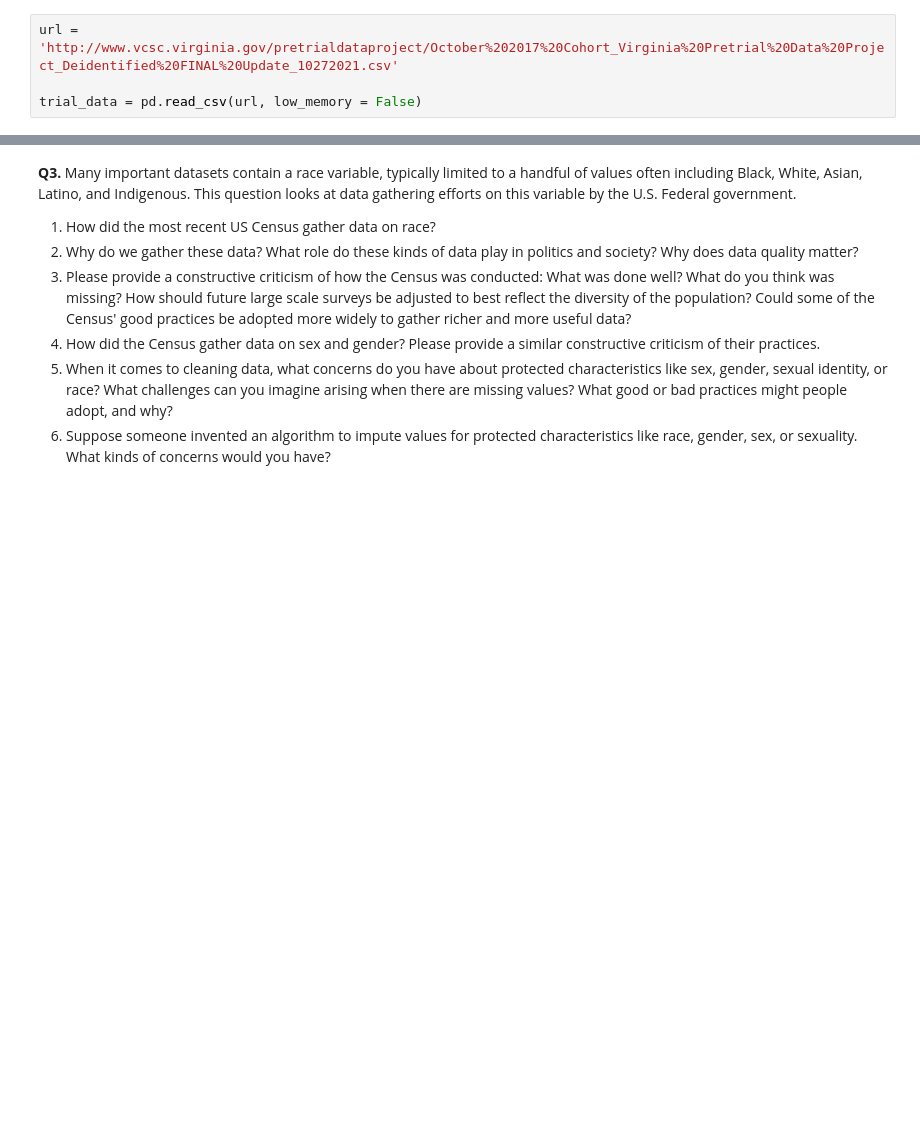
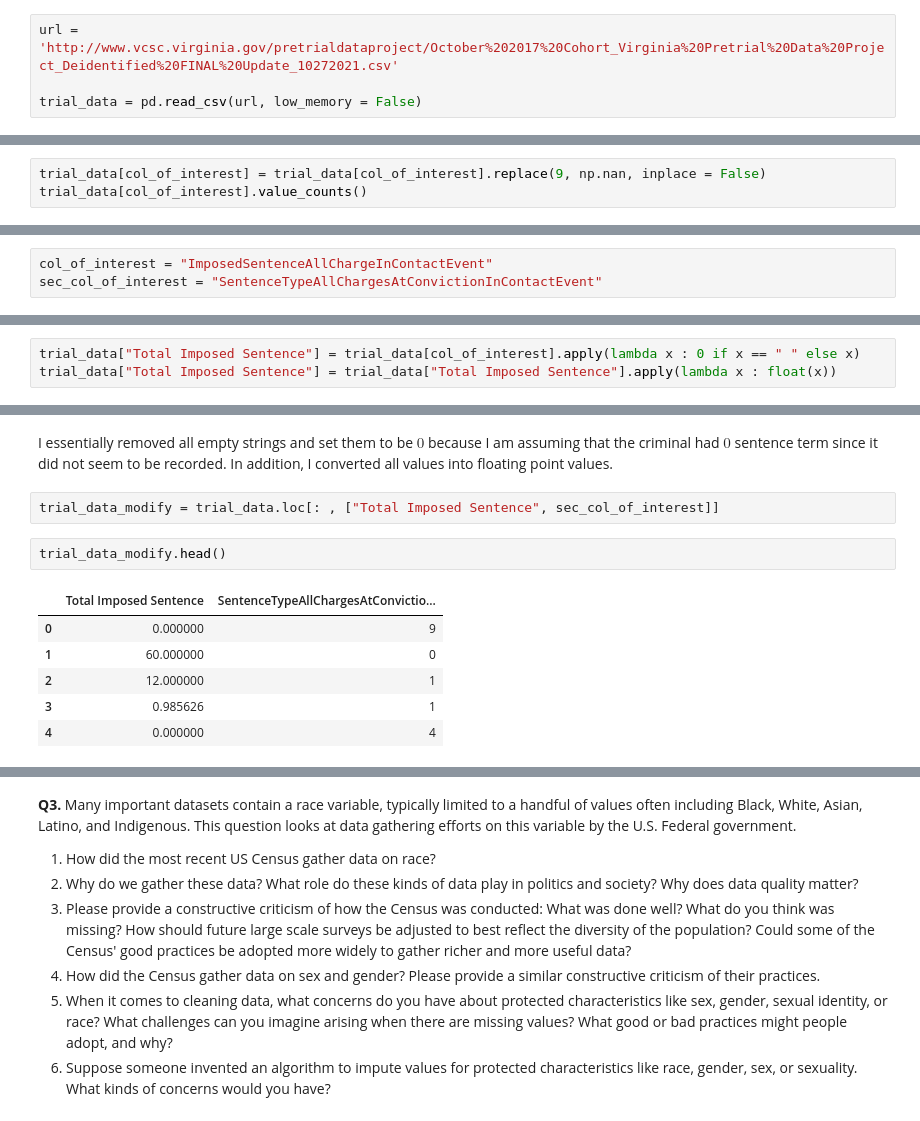
Before and after one commit to tkj9ep/wrangling, a Jupyter notebook: assignment/assignment.ipynb, the cells around one changed output, grey strips where cells are left out. Drawn from its saved outputs; the diff is of its cells as text; blank space fills up the shorter version.

```diff
--- a/assignment/assignment.ipynb
+++ b/assignment/assignment.ipynb
@@ -239,3 +265,6 @@ trial_data["WhetherDefendantWasReleasedPretrial"].value_counts()
 0     3801
 9       31
 Name: WhetherDefendantWasReleasedPretrial, dtype: int64
+# %%
+trial_data[col_of_interest] = trial_data[col_of_interest].replace(9, np.nan, inplace = False)
+trial_data[col_of_interest].value_counts()
@@ -241,0 +279,3 @@ Name: WhetherDefendantWasReleasedPretrial, dtype: int64
+# %%
+col_of_interest = "ImposedSentenceAllChargeInContactEvent"
+sec_col_of_interest = "SentenceTypeAllChargesAtConvictionInContactEvent"
@@ -241,0 +330,3 @@ Name: WhetherDefendantWasReleasedPretrial, dtype: int64
+# %%
+trial_data["Total Imposed Sentence"] = trial_data[col_of_interest].apply(lambda x : 0 if x == " " else x)
+trial_data["Total Imposed Sentence"] = trial_data["Total Imposed Sentence"].apply(lambda x : float(x))
@@ -241,0 +353,13 @@ Name: WhetherDefendantWasReleasedPretrial, dtype: int64
+# %% [markdown]
+I essentially removed all empty strings and set them to be $0$ because I am assuming that the criminal had $0$ sentence term since it did not seem to be recorded. In addition, I converted all values into floating point values.
+# %%
+trial_data_modify = trial_data.loc[: , ["Total Imposed Sentence", sec_col_of_interest]]
+# %%
+trial_data_modify.head()
+# %% [output]
+|  | Total Imposed Sentence | SentenceTypeAllChargesAtConvictio... |
+| 0 | 0.000000 | 9 |
+| 1 | 60.000000 | 0 |
+| 2 | 12.000000 | 1 |
+| 3 | 0.985626 | 1 |
+| 4 | 0.000000 | 4 |
```
Also changed, not shown: parts of 21 cells of this notebook.
